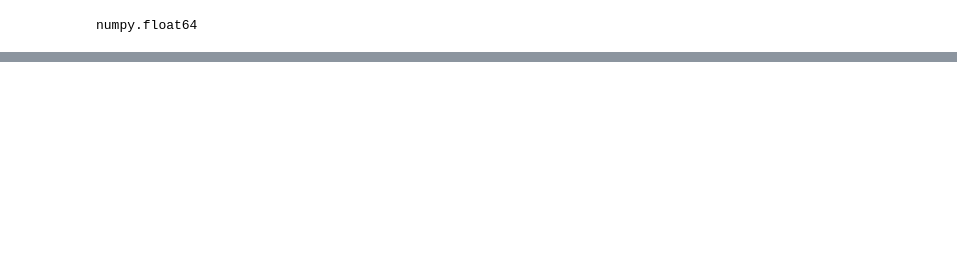
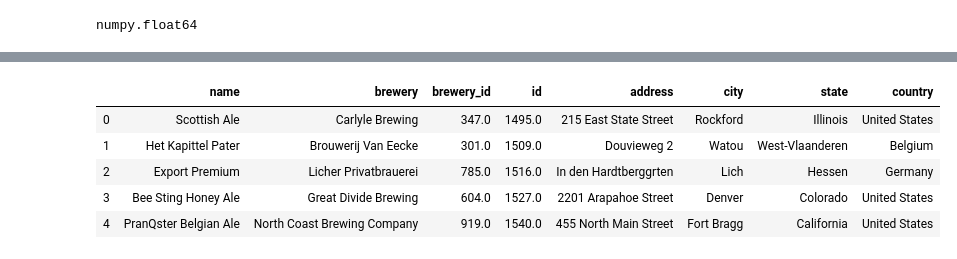
Before and after one commit to kerbob01/ETL_group-project, a Jupyter notebook: BBB-clean.ipynb, the cells around one changed output, grey strips where cells are left out. Saved outputs shown, nothing was run; the diff lists cells and outputs as text; code cells hidden in the pictures; blank space fills up the shorter version.

Commit message:
final update to BBB_clean.ipynb

```diff
--- a/BBB-clean.ipynb
+++ b/BBB-clean.ipynb
@@ -101 +105,12 @@ Beers_location_df
 5948 rows × 8 columns
+# %%
+csv_file = "bbb_clean.csv"
+beer_locations = pd.read_csv(csv_file)
+beer_locations.head()
+# %% [output]
+|  | name | brewery | brewery_id | id | address | city | state | country |
+| 0 | Scottish Ale | Carlyle Brewing | 347.0 | 1495.0 | 215 East State Street | Rockford | Illinois | United States |
+| 1 | Het Kapittel Pater | Brouwerij Van Eecke | 301.0 | 1509.0 | Douvieweg 2 | Watou | West-Vlaanderen | Belgium |
+| 2 | Export Premium | Licher Privatbrauerei | 785.0 | 1516.0 | In den Hardtberggrten | Lich | Hessen | Germany |
+| 3 | Bee Sting Honey Ale | Great Divide Brewing | 604.0 | 1527.0 | 2201 Arapahoe Street | Denver | Colorado | United States |
+| 4 | PranQster Belgian Ale | North Coast Brewing Company | 919.0 | 1540.0 | 455 North Main Street | Fort Bragg | California | United States |
```
Also changed, not shown: parts of 10 cells of this notebook, 4 other files.
